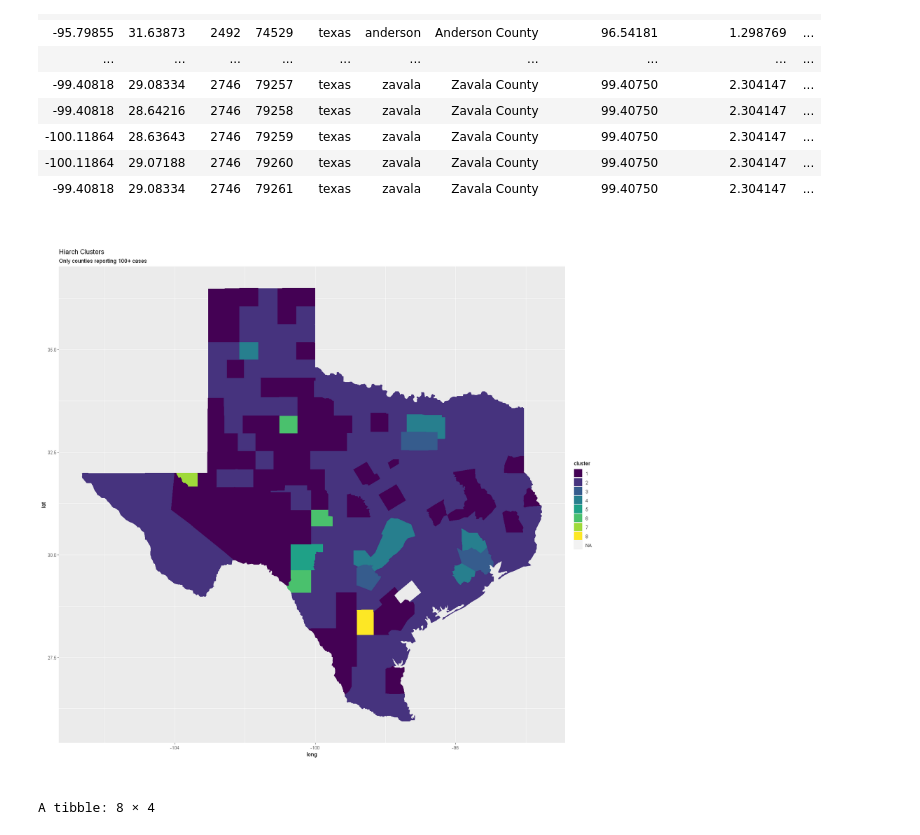
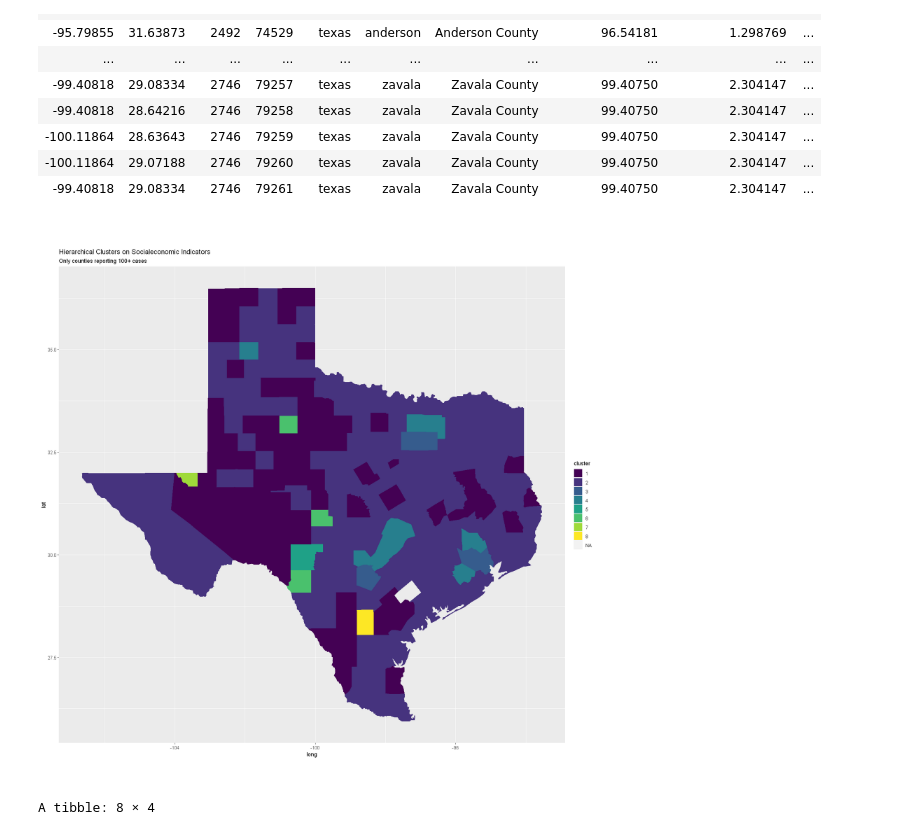
Before and after one commit to ncliu95/smu_dm_project_2, a Jupyter notebook: Project 2.ipynb, the cells around one changed output. Saved outputs shown, nothing was run; the diff lists cells and outputs as text; code cells hidden in the pictures.

```diff
--- a/Project 2.ipynb
+++ b/Project 2.ipynb
@@ -416,12 +416,12 @@ A tibble: 4488 × 28
 # %%
 options(repr.plot.width = 15, repr.plot.height = 15)
 ggplot(counties_TX_hclust, aes(long, lat)) +
   geom_polygon(aes(group = group, fill = cluster)) +
   coord_quickmap() +
   scale_fill_viridis_d() +
-  labs(title = "Hiarch Clusters", subtitle = "Only counties reporting 100+ cases")
+  labs(title = "Hierarchical Clusters on Socialeconomic Indicators", subtitle = "Only counties reporting 100+ cases")
 # %% [output]
-[figure, old version]
+[figure, new version]
 # %%
 se_data_hc <- se_data %>% add_column(cluster = se_data_hclust$cluster)
 
```
Also changed, not shown: parts of 83 cells of this notebook.
